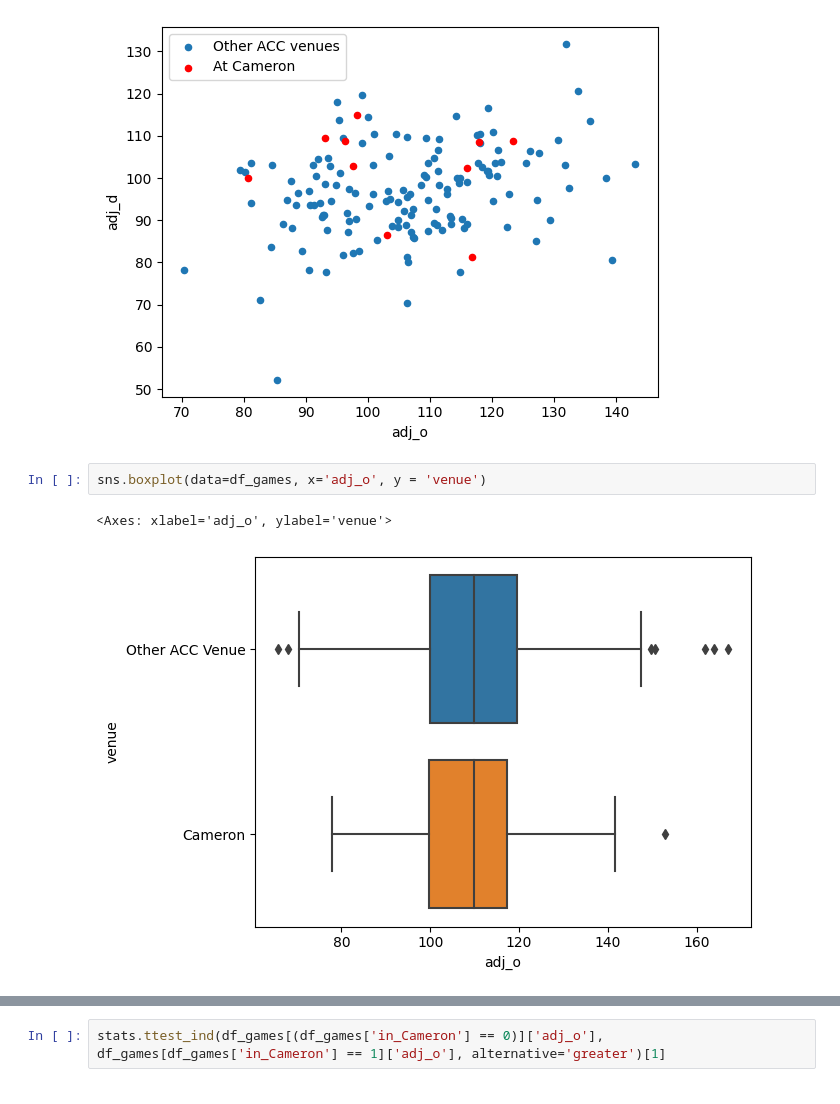
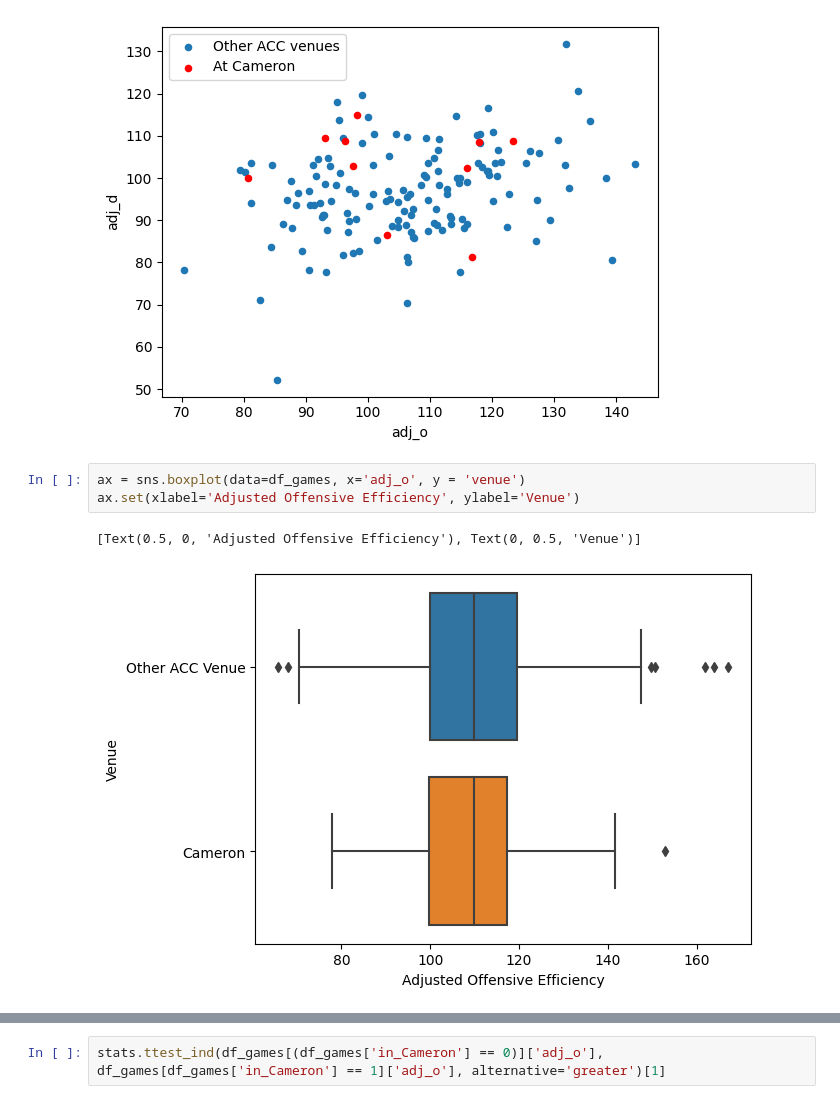
Before and after one commit to kevinfeng77/CS-216-Final-project, a Jupyter notebook: Final project notebook.ipynb, the cells around one changed output, grey strips where cells are left out. Cells and saved outputs as stored; diff of their text form.

```diff
--- a/Final project notebook.ipynb
+++ b/Final project notebook.ipynb
@@ -97,8 +109,9 @@ print(ax1 == ax2)
 True
 [figure]
 # %%
-sns.boxplot(data=df_games, x='adj_o', y = 'venue')
+ax = sns.boxplot(data=df_games, x='adj_o', y = 'venue')
+ax.set(xlabel='Adjusted Offensive Efficiency', ylabel='Venue')
 # %% [output]
-<Axes: xlabel='adj_o', ylabel='venue'>
+[Text(0.5, 0, 'Adjusted Offensive Efficiency'), Text(0, 0.5, 'Venue')]
-[figure, old version]
+[figure, new version]
 # %%
```
Also changed, not shown: parts of 14 cells of this notebook.
